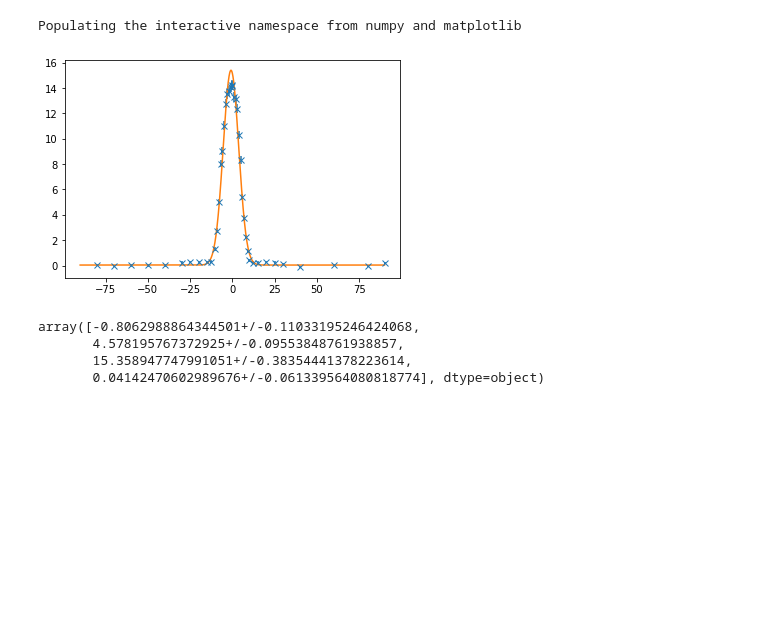
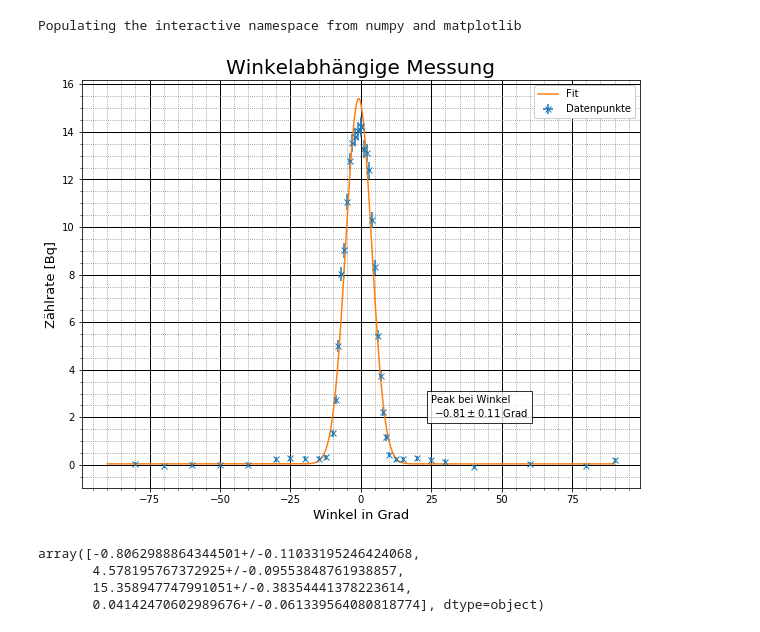
Before and after one commit to shockcookie/FP, a Jupyter notebook: Szintillationszaehler/ErikDamian/Winkelmesung.ipynb, the cells around one changed output. Saved outputs shown, nothing was run; the diff lists cells and outputs as text; code cells hidden in the pictures; blank space fills up the shorter version.

```diff
--- a/Szintillationszaehler/ErikDamian/Winkelmesung.ipynb
+++ b/Szintillationszaehler/ErikDamian/Winkelmesung.ipynb
@@ -95,15 +95,52 @@ backg[1] /= 1000
 #data[0] =concatenate(array([list(data[0]),[-1*backg[0]]]))
 #data[1] = concatenate(array([list(data[1]),[backg[1]]]))
 data[1]-=backg[1]
-# %%
-plt.errorbar(val(data[0]),val(data[1]),yerr=err(data[1]),xerr=err(data[0]),fmt="x")
-peak, perr = gausfit_pm(*data,p0=(0,10,14,0))
-x = np.arange(-90,90,0.01)
-y = gaus(x,*peak)
-plt.plot(x,val(y))
-plt.show()
-# %% [output]
-[figure, removed]
+# %%
+#plt.errorbar(val(data[0]),val(data[1]),yerr=err(data[1]),xerr=err(data[0]),fmt="x")
+peak, perr = gausfit_pm(*data,p0=(0,10,14,0))
+x = np.arange(-90,90,0.01)
+y = gaus(x,*peak)
+#plt.plot(x,val(y))
+#plt.show()
+
+fig_size = plt.rcParams["figure.figsize"]
+fig_size[0] = 10
+fig_size[1] = 7.5
+plt.rcParams["figure.figsize"] = fig_size
+
+###   Errors / Fit / Plot
+plt.errorbar(val(data[0]),val(data[1]),yerr=err(data[1]),xerr=err(data[0]),fmt="x", label="Datenpunkte")
+plt.plot(x,val(y), label="Fit")
+plt.text(25,2, r"Peak bei Winkel"+"\n"+" ${:L}$ Grad".format(peak[0]),
+          bbox={'facecolor':'white', 'alpha':0.8}, fontsize=10)
+
+
+
+###   Label / Title
+
+plt.ylabel(r'Zählrate [Bq]', fontsize=13)
+plt.xlabel(r'Winkel in Grad', fontsize=13)
+plt.title('Winkelabhängige Messung', fontsize=20)
+
+###   Axes / Grid
+
+axes = plt.gca()  ##  Searches current Axes
+
+#axes.set_xlim([0,1024])
+#axes.set_ylim([0,220000])
+
+#axes.set_yticks([0,10,20,30,40,50,60,70,80,90,100,110])
+#axes.set_xticks([0.1,0.2,0.3,0.4,0.5,0.6,0.7,0.8])
+
+axes.grid(which='major', linestyle='-', linewidth='1', color='black')
+axes.grid(which='minor', linestyle=':', color='gray')
+axes.minorticks_on()
+
+plt.legend(framealpha=1)
+plt.savefig('Winkel.png')
+plt.show()
+# %% [output]
+[figure, added]
 # %%
 peak
 # %% [output]
```
Also changed, not shown: 7 other files.
